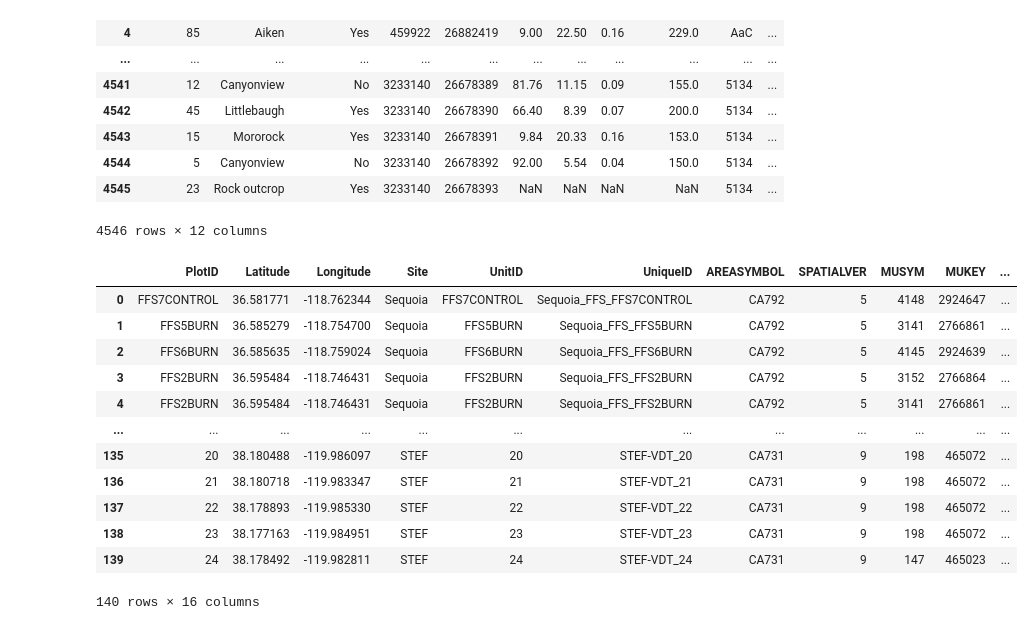
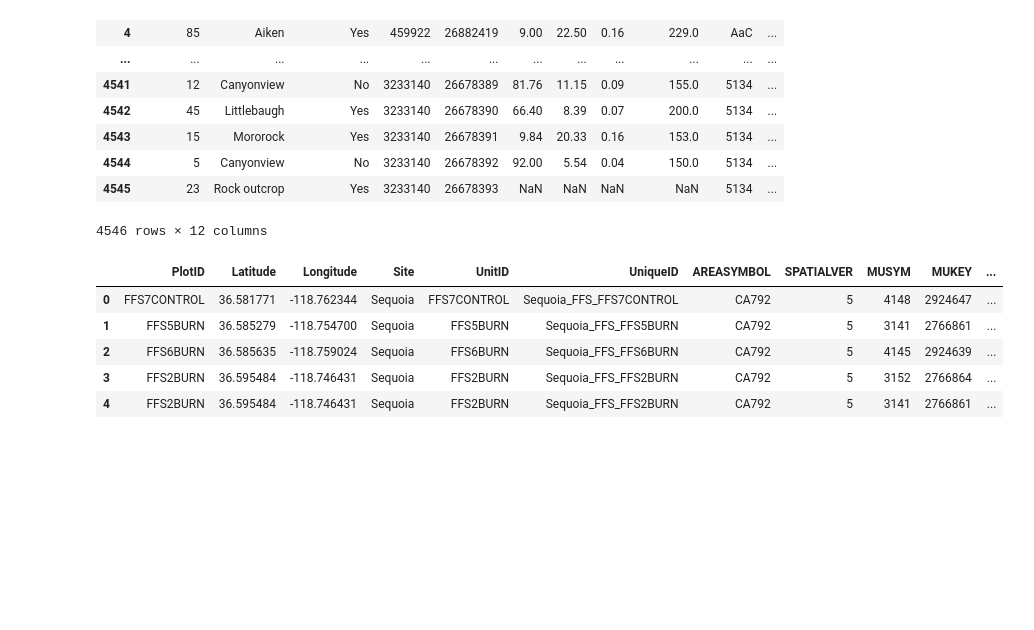
Before and after one commit to jeskat/tree_growth_metaanalysis_snmc, a Jupyter notebook: Covariate_and_metaregressor_processing/Code/create_soil_metaregressors.ipynb, the cells around one changed output. Cells and saved outputs as stored; diff of their text form; code cells hidden in the pictures; blank space fills up the shorter version.

```diff
--- a/Covariate_and_metaregressor_processing/Code/create_soil_metaregressors.ipynb
+++ b/Covariate_and_metaregressor_processing/Code/create_soil_metaregressors.ipynb
@@ -218,24 +203,17 @@ ksat_dict = soil_property_dict(all_soils, 'ksat')
 # %%
 ### Merge weighted average values into soil_df
 soil_df['TotalDepth'] = [depth_dict[i] for i in soil_df['MUKEY']]
 soil_df['CEC_50cm'] = [cec_dict[i] for i in soil_df['MUKEY']]
 soil_df['ksat_50cm'] =  [ksat_dict[i] for i in soil_df['MUKEY']]
 soil_df['AWC_50cm'] =  [awc_dict[i] for i in soil_df['MUKEY']]
-soil_df
+soil_df.head()
 # %% [output]
 |  | PlotID | Latitude | Longitude | Site | UnitID | UniqueID | AREASYMBOL | SPATIALVER | MUSYM | MUKEY | ... |
 | 0 | FFS7CONTROL | 36.581771 | -118.762344 | Sequoia | FFS7CONTROL | Sequoia_FFS_FFS7CONTROL | CA792 | 5 | 4148 | 2924647 | ... |
 | 1 | FFS5BURN | 36.585279 | -118.754700 | Sequoia | FFS5BURN | Sequoia_FFS_FFS5BURN | CA792 | 5 | 3141 | 2766861 | ... |
 | 2 | FFS6BURN | 36.585635 | -118.759024 | Sequoia | FFS6BURN | Sequoia_FFS_FFS6BURN | CA792 | 5 | 4145 | 2924639 | ... |
 | 3 | FFS2BURN | 36.595484 | -118.746431 | Sequoia | FFS2BURN | Sequoia_FFS_FFS2BURN | CA792 | 5 | 3152 | 2766864 | ... |
 | 4 | FFS2BURN | 36.595484 | -118.746431 | Sequoia | FFS2BURN | Sequoia_FFS_FFS2BURN | CA792 | 5 | 3141 | 2766861 | ... |
-| ... | ... | ... | ... | ... | ... | ... | ... | ... | ... | ... | ... |
-| 135 | 20 | 38.180488 | -119.986097 | STEF | 20 | STEF-VDT_20 | CA731 | 9 | 198 | 465072 | ... |
-| 136 | 21 | 38.180718 | -119.983347 | STEF | 21 | STEF-VDT_21 | CA731 | 9 | 198 | 465072 | ... |
-| 137 | 22 | 38.178893 | -119.985330 | STEF | 22 | STEF-VDT_22 | CA731 | 9 | 198 | 465072 | ... |
-| 138 | 23 | 38.177163 | -119.984951 | STEF | 23 | STEF-VDT_23 | CA731 | 9 | 198 | 465072 | ... |
-| 139 | 24 | 38.178492 | -119.982811 | STEF | 24 | STEF-VDT_24 | CA731 | 9 | 147 | 465023 | ... |
-140 rows × 16 columns
 # %%
 ### For plots associated with multiple mapunits, I want an area-weighted average of each soil variable across the mapunits falling within the plot
 
```
Also changed, not shown: parts of 4 cells of this notebook, 3 other files.
